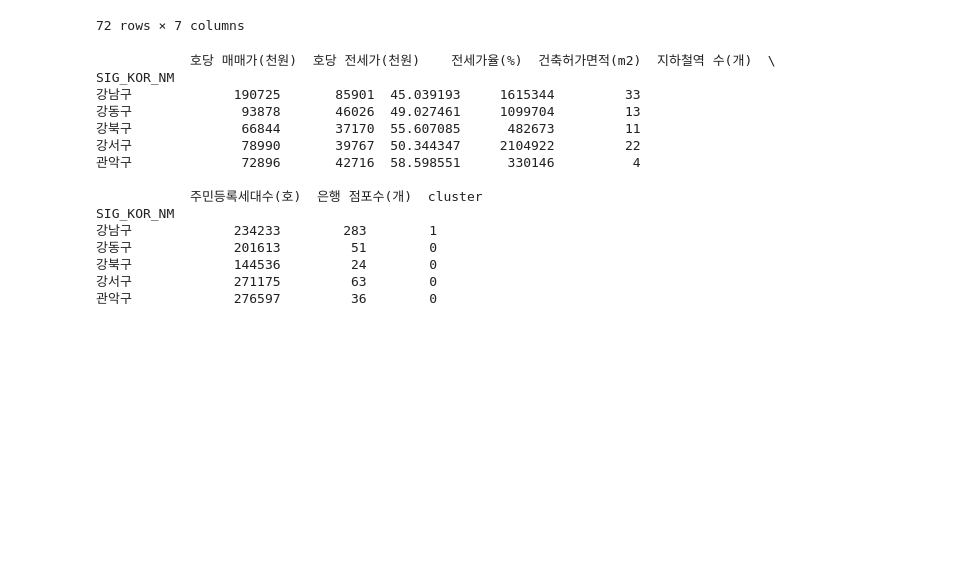
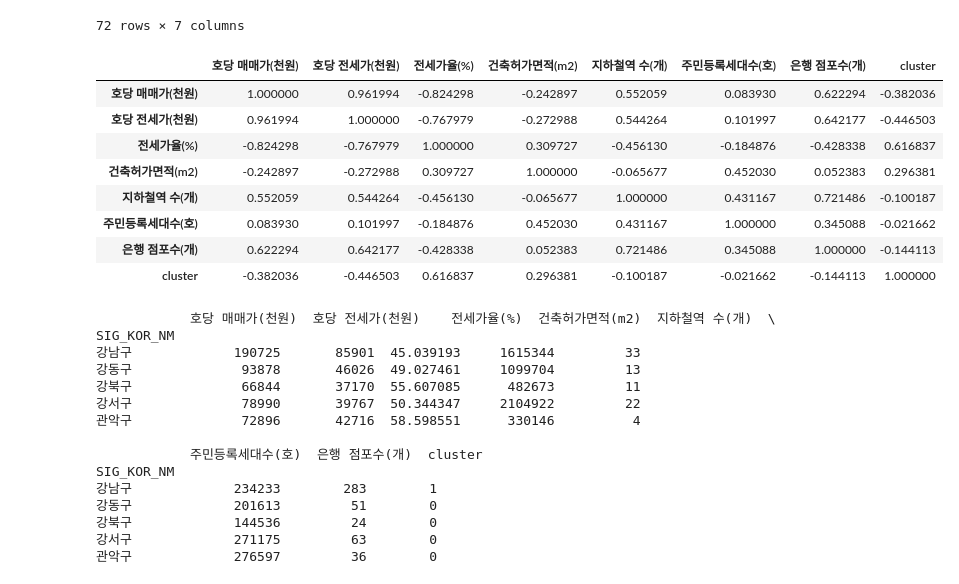
Before and after one commit to Minah-Seong/Project_Can, a Jupyter notebook: 군집분석.ipynb, the cells around one changed output. Cells and saved outputs as stored; diff of their text form; code cells hidden in the pictures; blank space fills up the shorter version.

```diff
--- a/군집분석.ipynb
+++ b/군집분석.ipynb
@@ -42,12 +42,23 @@ df
 # %%
 # Min-Max 정규화
 
 data = df[['호당 매매가(천원)', '호당 전세가(천원)','전세가율(%)']]
 
 scaler = MinMaxScaler()
 data_scale = scaler.fit_transform(data)
 
 # ndata = pd.DataFrame(data_scale)
 # ndata.index=data.index
 # ndata.columns=data.bin
+df.corr()
+# %% [output]
+|  | 호당 매매가(천원) | 호당 전세가(천원) | 전세가율(%) | 건축허가면적(m2) | 지하철역 수(개) | 주민등록세대수(호) | 은행 점포수(개) | cluster |
+| 호당 매매가(천원) | 1.000000 | 0.961994 | -0.824298 | -0.242897 | 0.552059 | 0.083930 | 0.622294 | -0.382036 |
+| 호당 전세가(천원) | 0.961994 | 1.000000 | -0.767979 | -0.272988 | 0.544264 | 0.101997 | 0.642177 | -0.446503 |
+| 전세가율(%) | -0.824298 | -0.767979 | 1.000000 | 0.309727 | -0.456130 | -0.184876 | -0.428338 | 0.616837 |
+| 건축허가면적(m2) | -0.242897 | -0.272988 | 0.309727 | 1.000000 | -0.065677 | 0.452030 | 0.052383 | 0.296381 |
+| 지하철역 수(개) | 0.552059 | 0.544264 | -0.456130 | -0.065677 | 1.000000 | 0.431167 | 0.721486 | -0.100187 |
+| 주민등록세대수(호) | 0.083930 | 0.101997 | -0.184876 | 0.452030 | 0.431167 | 1.000000 | 0.345088 | -0.021662 |
+| 은행 점포수(개) | 0.622294 | 0.642177 | -0.428338 | 0.052383 | 0.721486 | 0.345088 | 1.000000 | -0.144113 |
+| cluster | -0.382036 | -0.446503 | 0.616837 | 0.296381 | -0.100187 | -0.021662 | -0.144113 | 1.000000 |
 # %%
```
Also changed, not shown: parts of 11 cells of this notebook, 3 other files.
